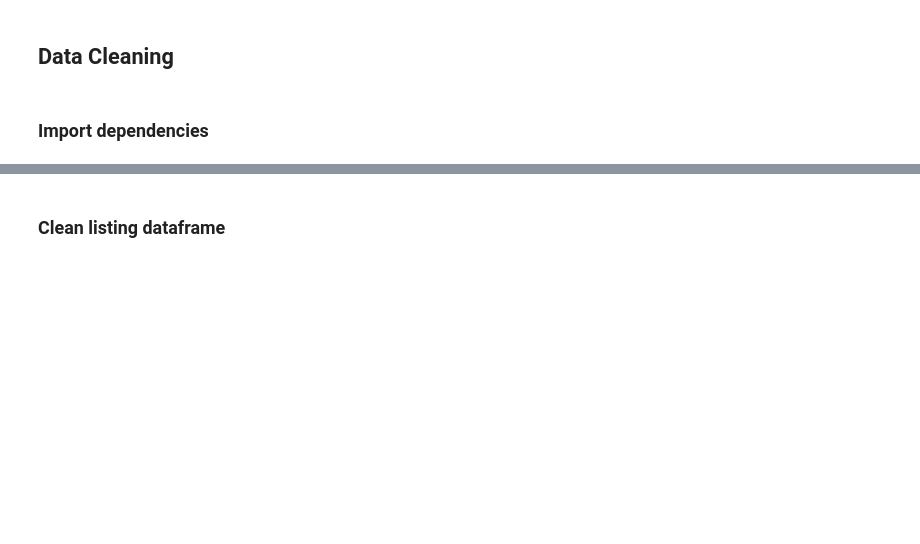
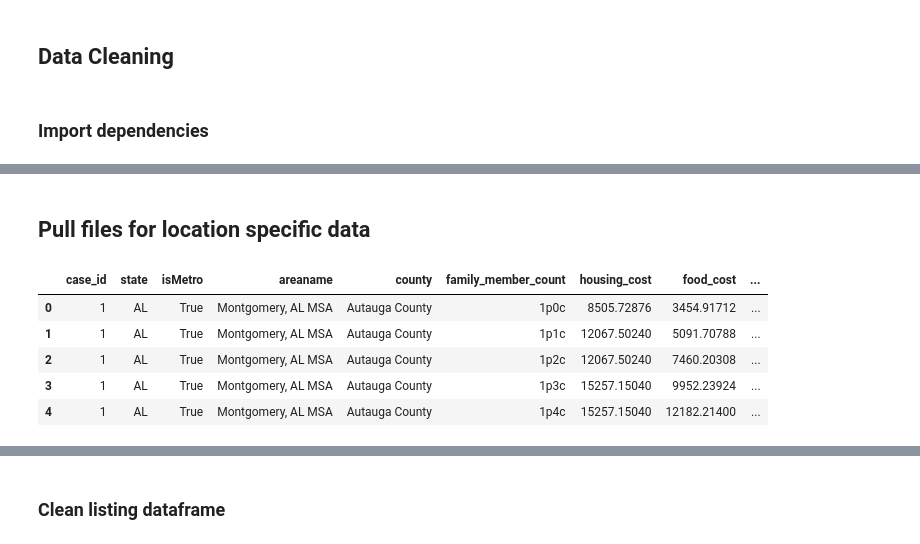
Before and after one commit to kflemming30/6505-Project, a Jupyter notebook: airbnb_data_exploration.ipynb, the cells around one changed output, grey strips where cells are left out. Saved outputs shown, nothing was run; the diff lists cells and outputs as text; code cells hidden in the pictures; blank space fills up the shorter version.

```diff
--- a/airbnb_data_exploration.ipynb
+++ b/airbnb_data_exploration.ipynb
@@ -40,3 +64,15 @@ import re
 # %%
 #install corpora
 !python -m textblob.download_corpora
+# %% [markdown]
+## Pull files for location specific data
+# %%
+cost_of_living = pd.read_csv('https://raw.githubusercontent.com/kflemming30/Urban_Dynamics_and_Airbnb_Reviews/main/cost_of_living_us.csv')
+cost_of_living.head()
+# %% [output]
+|  | case_id | state | isMetro | areaname | county | family_member_count | housing_cost | food_cost | ... |
+| 0 | 1 | AL | True | Montgomery, AL MSA | Autauga County | 1p0c | 8505.72876 | 3454.91712 | ... |
+| 1 | 1 | AL | True | Montgomery, AL MSA | Autauga County | 1p1c | 12067.50240 | 5091.70788 | ... |
+| 2 | 1 | AL | True | Montgomery, AL MSA | Autauga County | 1p2c | 12067.50240 | 7460.20308 | ... |
+| 3 | 1 | AL | True | Montgomery, AL MSA | Autauga County | 1p3c | 15257.15040 | 9952.23924 | ... |
+| 4 | 1 | AL | True | Montgomery, AL MSA | Autauga County | 1p4c | 15257.15040 | 12182.21400 | ... |
```
Also changed, not shown: parts of 23 cells of this notebook.
